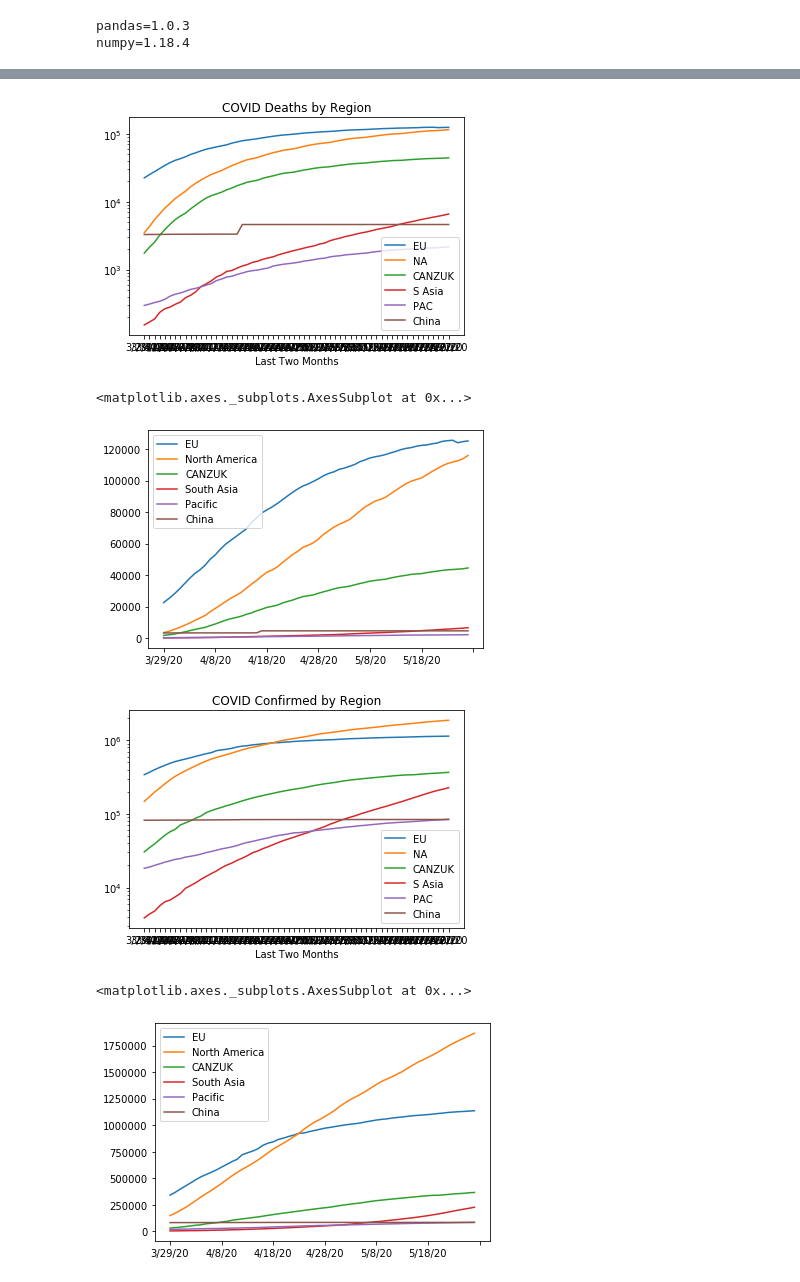
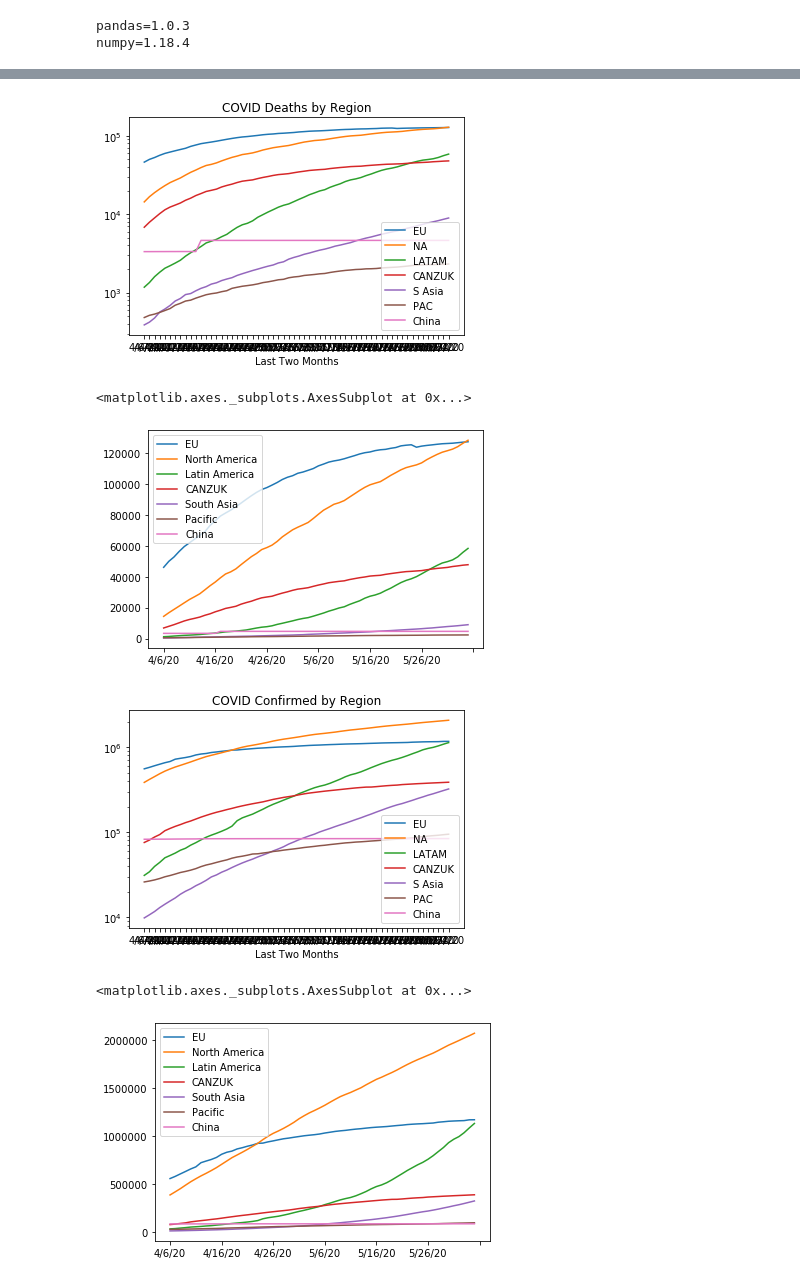
Before and after one commit to glipof/COVID19, a Jupyter notebook: case_analysis.ipynb, the cells around one changed output, grey strips where cells are left out. Cells and saved outputs as stored; diff of their text form; code cells hidden in the pictures.

Commit message:
added latin america to analysis

```diff
--- a/case_analysis.ipynb
+++ b/case_analysis.ipynb
@@ -64,3 +51,35 @@ df_recovered = df_recovered.groupby('Country/Region').sum()
+# %%
+# Create Regional Clusters
+
+def create_region_data(df):
+
+    european_union = ['Austria','Belgium','Bulgaria','Croatia','Cyprus','Czechia',
+                      'Denmark','Estonia','Finland','France','Germany','Greece',
+                      'Hungary','Ireland','Italy','Latvia','Lithuania','Luxembourg',
+                      'Malta','Netherlands','Poland','Portugal','Romania',
+                      'Slovakia','Slovenia','Spain','Sweden']
+    north_america  = ['Canada','Mexico','US']
+    latin_america  = ['Argentina','Bolivia','Brazil','Chile','Ecuador',
+                      'Paraguay','Peru','Suriname','Uruguay','Venezuela',
+                      'Belize','Costa Rica','El Salvador','Guatemala','Honduras',
+                      'Mexico','Nicaragua','Panama'] # TODO: Fix problem with 'Columbia' data
+    canzuk         = ['Canada','Australia','New Zealand','United Kingdom']
+    south_asia     = ['Bangladesh','Bhutan','India','Indonesia','Maldives','Nepal','Sri Lanka','Thailand','Timor-Leste']
+    west_pac       = ['Australia','Brunei','Korea, South','Japan','New Zealand','Philippines','Singapore']
+
+    cdata_eu = df.loc[european_union, df.columns[3:]].astype(int).sum(axis=0)
+    cdata_na = df.loc[north_america, df.columns[3:]].astype(int).sum(axis=0)
+    cdata_la = df.loc[latin_america, df.columns[3:]].astype(int).sum(axis=0)
+    cdata_cw = df.loc[canzuk, df.columns[3:]].astype(int).sum(axis=0)
+    cdata_sa = df.loc[south_asia, df.columns[3:]].astype(int).sum(axis=0)
+    cdata_ap = df.loc[west_pac, df.columns[3:]].astype(int).sum(axis=0)
+    cdata_cn = df.loc[["China"], df.columns[3:]].astype(int).sum(axis=0)
+
+    cdata_regions = pd.concat([cdata_eu, cdata_na, cdata_la, cdata_cw, cdata_sa, cdata_ap, cdata_cn], axis=1)
+    cdata_regions.rename(columns={0:"EU",1:"North America",2:"Latin America",3:"CANZUK",4:"South Asia",5:"Pacific",6:"China"}, inplace=True)
+    #cdata_regions.tail(10)
+
+    return cdata_regions
 # %%
 # Create Regional Clusters
 
@@ -85,30 +104,30 @@ region_confirmed.tail(10)
 # plot the number of Deaths
 
 plt.semilogy(region_deaths.tail(60))
-plt.legend(["EU","NA","CANZUK","S Asia","PAC","China"])
+plt.legend(["EU","NA","LATAM","CANZUK","S Asia","PAC","China"])
 plt.title("COVID Deaths by Region")
 plt.xlabel('Last Two Months')
 plt.show()
 
 region_deaths.tail(60).plot()
 # %% [output]
-[figure, old version]
+[figure, new version]
 <matplotlib.axes._subplots.AxesSubplot at 0x...>
-[figure, old version]
+[figure, new version]
 # %%
 # plot the number of Confirmed
 
 plt.semilogy(region_confirmed.tail(60))
-plt.legend(["EU","NA","CANZUK","S Asia","PAC","China"])
+plt.legend(["EU","NA","LATAM","CANZUK","S Asia","PAC","China"])
 plt.title("COVID Confirmed by Region")
 plt.xlabel('Last Two Months')
 plt.show()
 
 region_confirmed.tail(60).plot()
 # %% [output]
-[figure, old version]
+[figure, new version]
 <matplotlib.axes._subplots.AxesSubplot at 0x...>
-[figure, old version]
+[figure, new version]
 # %%
 # plot the number of Recovered
 
```
Also changed, not shown: parts of 4 cells of this notebook.
